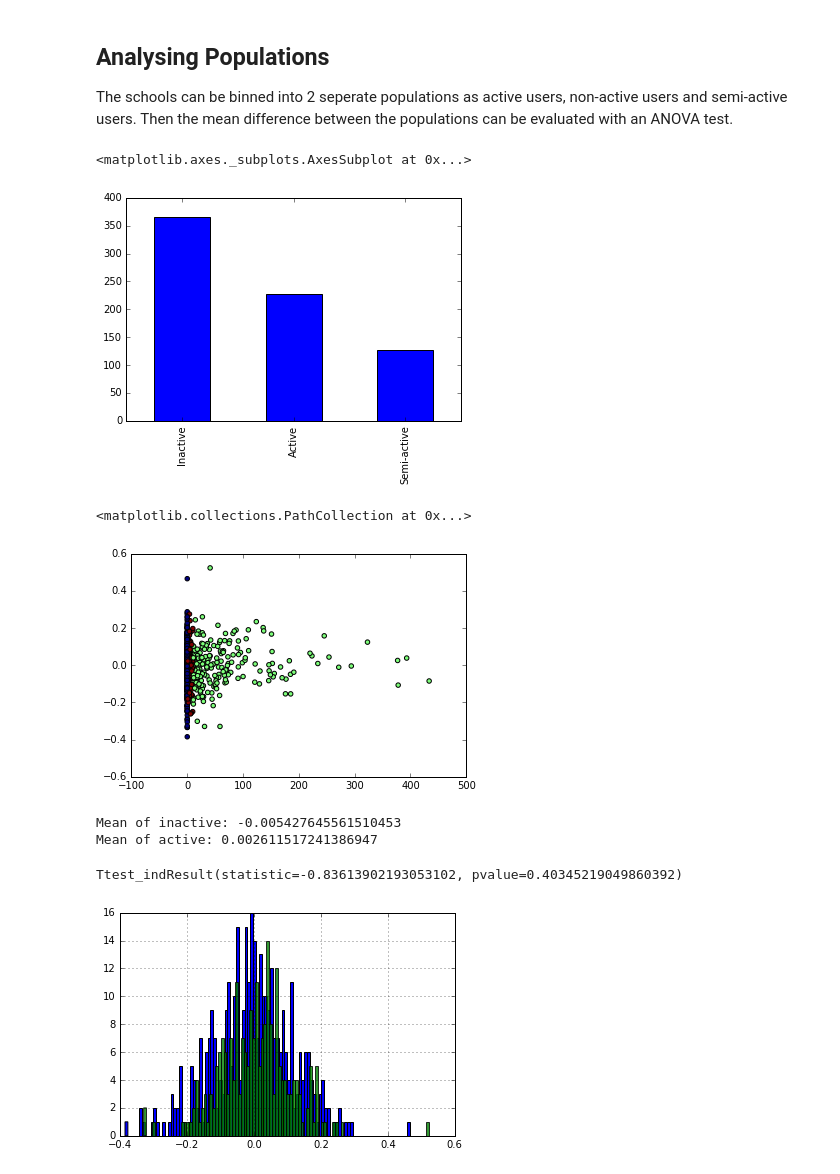
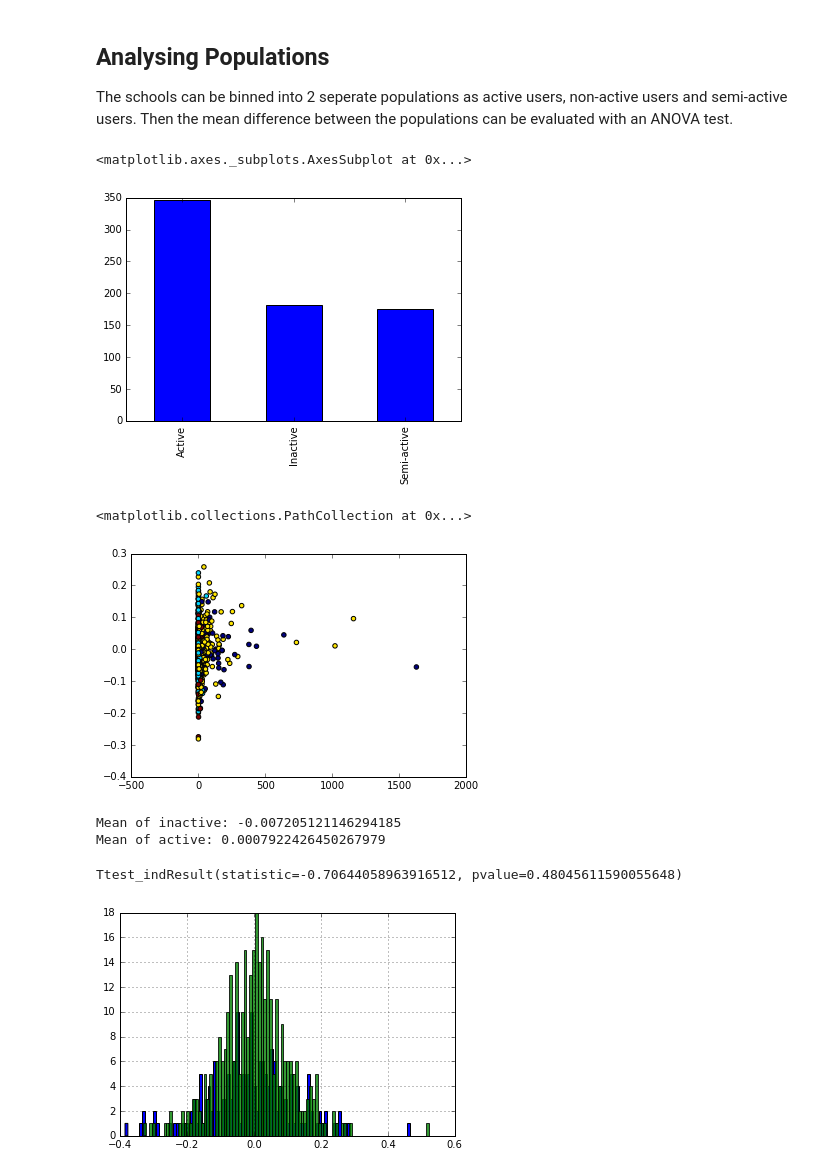
Before and after one commit to KeepFloyding/IP-research, a Jupyter notebook: 3_combine_data/all_data_joined.ipynb, the cells around one changed output. Drawn from its saved outputs; the diff is of its cells as text; code cells hidden in the pictures.

```diff
--- a/3_combine_data/all_data_joined.ipynb
+++ b/3_combine_data/all_data_joined.ipynb
@@ -48,11 +48,11 @@ for item in qu:
 
 # Teacher activity
 df['teacher_activity'] = (df.filter(regex='q_lvl_[0-6]_tch|_cor_tch').sum(axis=1)/df['user_id_tch']).fillna(0)
-df['teacher_other'] = (df[['add_user','create_group','add_custom_assig','add_assig']].sum(axis=1)/df['user_id_tch']).fillna(0)
+df['teacher_other'] = (df[['add_user','create_group','add_custom_assig','add_assig','view_assig_prog']].sum(axis=1)/df['user_id_tch']).fillna(0)
 
 # Student activity
-df['student_activity'] =  (df.filter(regex='q_lvl_[0-6]_std|_cor_std').sum(axis=1)/df['user_id_std']).fillna(0)
-df['student_other'] =  (df[['play_video_std','view_concept_std']].sum(axis=1)/df['user_id_std']).fillna(0)
+df['student_activity'] =  (df.filter(regex='_cor_std').sum(axis=1)/df['Entries|2016_Physics']).fillna(0)
+df['student_other'] =  (df[['play_video_std','view_concept_std']].sum(axis=1)/df['Entries|2016_Physics']).fillna(0)
 
 # ------------------------------------------------------
 # CLEANING THE DATA
@@ -173,6 +173,8 @@ The schools can be binned into 2 seperate populations as active users, non-activ
 Then the mean difference between the populations can be evaluated with an ANOVA test.
 # %%
 # Bin the schools into seperate categories
+
+
 
 # ------------------------------------------------------
 # Number of times the teacher has played a video
@@ -188,21 +190,21 @@ df['categories'] = pd.cut(df['play_video_tch'],bins, labels=group_names)
 bins = [-0.1, 0, 10,1000]
 group_names = ['Inactive','Semi-active','Active']
 
-df['categories'] = pd.cut(df['teacher_activity'],bins, labels=group_names)
+df['categories'] = pd.cut(df['student_activity'],bins, labels=group_names)
 
 # Plot a histogram
 df['categories'].value_counts().plot(kind='bar')
 # %% [output]
 <matplotlib.axes._subplots.AxesSubplot at 0x...>
-[figure, old version]
+[figure, new version]
 # %%
 # Plotting a scatter plot to visualise any clusters
 
 colors = pd.factorize(df['categories'])[0]
-plt.scatter(df['teacher_activity'],df['exam_improv_Physics'],c=colors)
+plt.scatter(df['teacher_activity'],df['exam_improv_Mathematics'],c=colors)
 # %% [output]
 <matplotlib.collections.PathCollection at 0x...>
-[figure, old version]
+[figure, new version]
 # %%
 # Plot the histograms of the 2 populations and do a t-test
 
@@ -216,10 +218,10 @@ print('Mean of active:',df[df['categories']=='Active'][feature].mean())
 
 ttest_ind(df[df['categories']=='Inactive'][feature],df[df['categories']=='Active'][feature],equal_var=False)
 # %% [output]
-Mean of inactive: -0.005427645561510453
-Mean of active: 0.002611517241386947
+Mean of inactive: -0.007205121146294185
+Mean of active: 0.0007922426450267979
-Ttest_indResult(statistic=-0.83613902193053102, pvalue=0.40345219049860392)
+Ttest_indResult(statistic=-0.70644058963916512, pvalue=0.48045611590055648)
-[figure, old version]
+[figure, new version]
 # %%
 # Doing an F-test on all variables of interest
 
```
Also changed, not shown: parts of 3 cells of this notebook, 2 other files.
